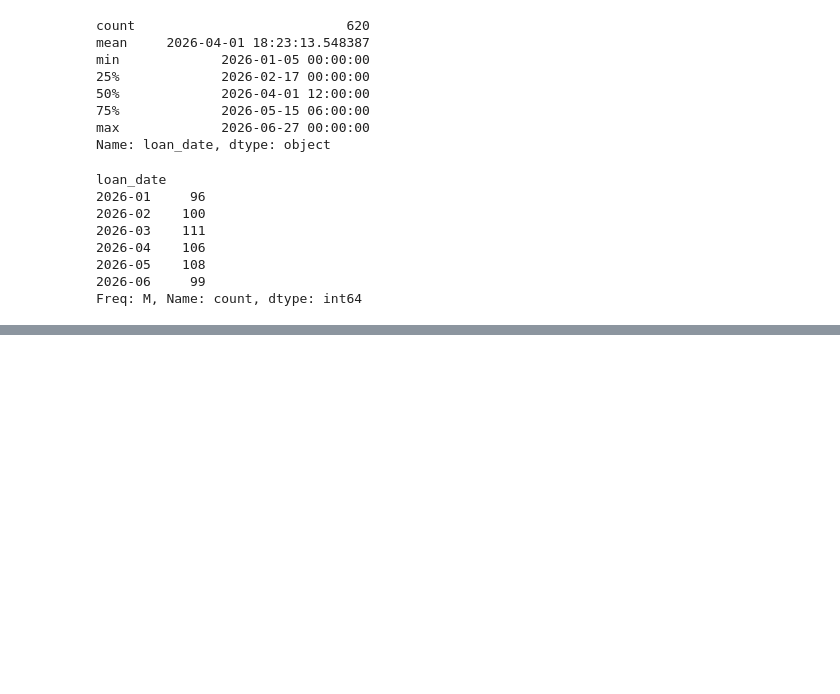
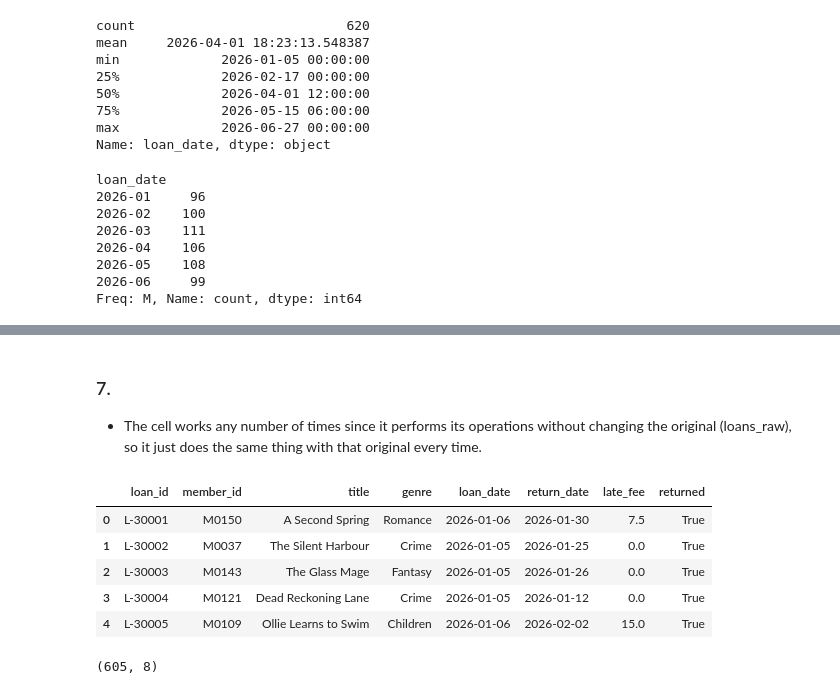
Before and after one commit to ChrisLofgreen/LABS_26-27, a Jupyter notebook: Data analysis/lab3.ipynb, the cells around one changed output, grey strips where cells are left out. Saved outputs shown, nothing was run; the diff lists cells and outputs as text; code cells hidden in the pictures; blank space fills up the shorter version.

```diff
--- a/Data analysis/lab3.ipynb
+++ b/Data analysis/lab3.ipynb
@@ -294,0 +355,15 @@ Freq: M, Name: count, dtype: int64
+# %% [markdown]
+### 7.
+
+- The cell works any number of times since it performs its operations without changing the original (loans_raw), so it just does the same thing with that original every time.
+# %%
+loans = loans.drop(columns="notes")
+
+loans.head()
+# %% [output]
+|  | loan_id | member_id | title | genre | loan_date | return_date | late_fee | returned |
+| 0 | L-30001 | M0150 | A Second Spring | Romance | 2026-01-06 | 2026-01-30 | 7.5 | True |
+| 1 | L-30002 | M0037 | The Silent Harbour | Crime | 2026-01-05 | 2026-01-25 | 0.0 | True |
+| 2 | L-30003 | M0143 | The Glass Mage | Fantasy | 2026-01-05 | 2026-01-26 | 0.0 | True |
+| 3 | L-30004 | M0121 | Dead Reckoning Lane | Crime | 2026-01-05 | 2026-01-12 | 0.0 | True |
+| 4 | L-30005 | M0109 | Ollie Learns to Swim | Children | 2026-01-06 | 2026-02-02 | 15.0 | True |
@@ -294,0 +408,4 @@ Freq: M, Name: count, dtype: int64
+# %%
+loans_clean.shape
+# %% [output]
+(605, 8)
```
Also changed, not shown: parts of 9 cells of this notebook, 1 other file.
